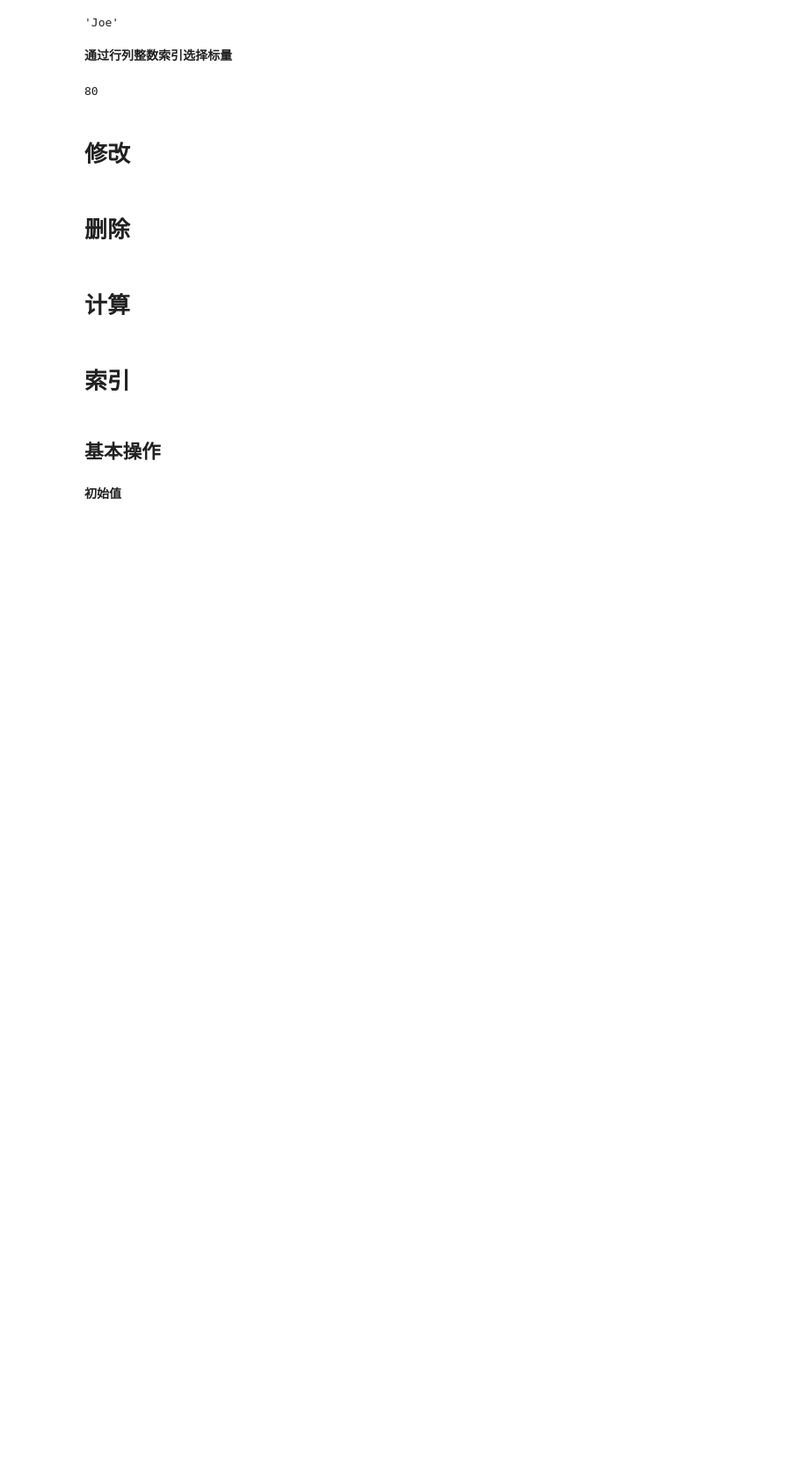
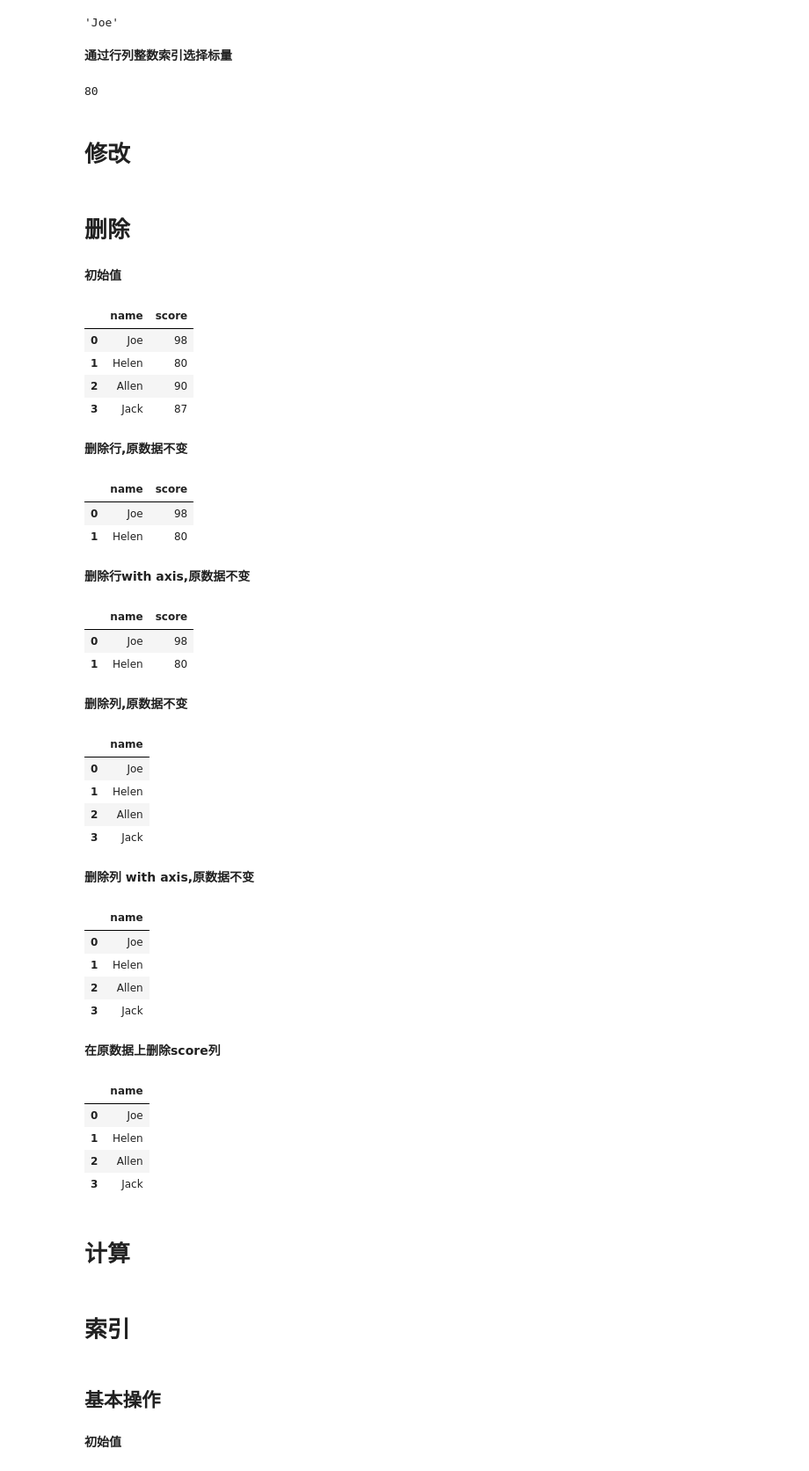
Before and after one commit to linewx/python_data_analysis, a Jupyter notebook: src/dataframe.ipynb, the cells around one changed output. Shown at 88% size. Drawn from its saved outputs; the diff is of its cells as text; code cells hidden in the pictures; blank space fills up the shorter version.

Commit message:
dataframe: drop function

```diff
--- a/src/dataframe.ipynb
+++ b/src/dataframe.ipynb
@@ -208,15 +208,58 @@ display_content(df4_1, "增加english列")
 # %%
 df5 = pd.DataFrame([['Joe', 98], ['Helen', 80], ['Allen',90], ['Jack', 87]], columns=['name', 'score'])
 display_content(df5, '初始值')
 
 df5_1 = df5.drop([2,3])
 display_content(df5_1, '删除行,原数据不变')
 
-df5_2 = df5.drop(columns=['score'])
-display_content(df5_2, '删除列,原数据不变')
+df5_2 = df5.drop([2,3], axis=0)
+display_content(df5_2, '删除行with axis,原数据不变')
+
+df5_3 = df5.drop(columns=['score'])
+display_content(df5_3, '删除列,原数据不变')
+
+df5_4 = df5.drop(['score'], axis=1)
+display_content(df5_4, '删除列 with axis,原数据不变')
+
+df5_5 =  pd.DataFrame(df5)
+df5_5.drop([1], inplace=true)
+display_content(df5_4, '在元数据中中')
 
 del df5['score']
 display_content(df5, '在原数据上删除score列')
+# %% [output]
+**初始值**
+|  | name | score |
+| 0 | Joe | 98 |
+| 1 | Helen | 80 |
+| 2 | Allen | 90 |
+| 3 | Jack | 87 |
+**删除行,原数据不变**
+|  | name | score |
+| 0 | Joe | 98 |
+| 1 | Helen | 80 |
+**删除行with axis,原数据不变**
+|  | name | score |
+| 0 | Joe | 98 |
+| 1 | Helen | 80 |
+**删除列,原数据不变**
+|  | name |
+| 0 | Joe |
+| 1 | Helen |
+| 2 | Allen |
+| 3 | Jack |
+**删除列 with axis,原数据不变**
+|  | name |
+| 0 | Joe |
+| 1 | Helen |
+| 2 | Allen |
+| 3 | Jack |
+**在原数据上删除score列**
+|  | name |
+| 0 | Joe |
+| 1 | Helen |
+| 2 | Allen |
+| 3 | Jack |
 # %% [markdown]
 # 计算
 # %% [markdown]
```
Also changed, not shown: parts of 1 cell of this notebook.
